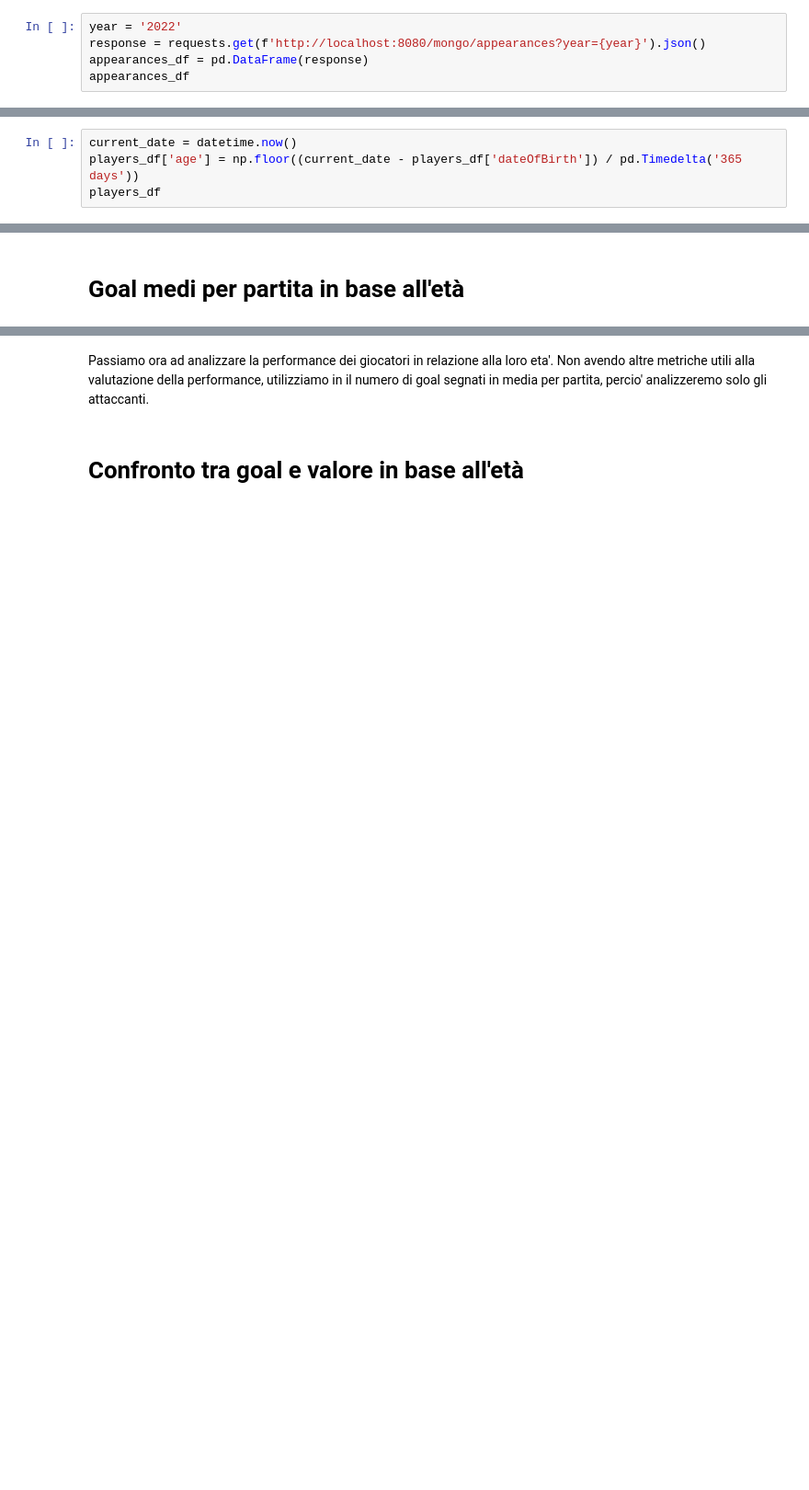
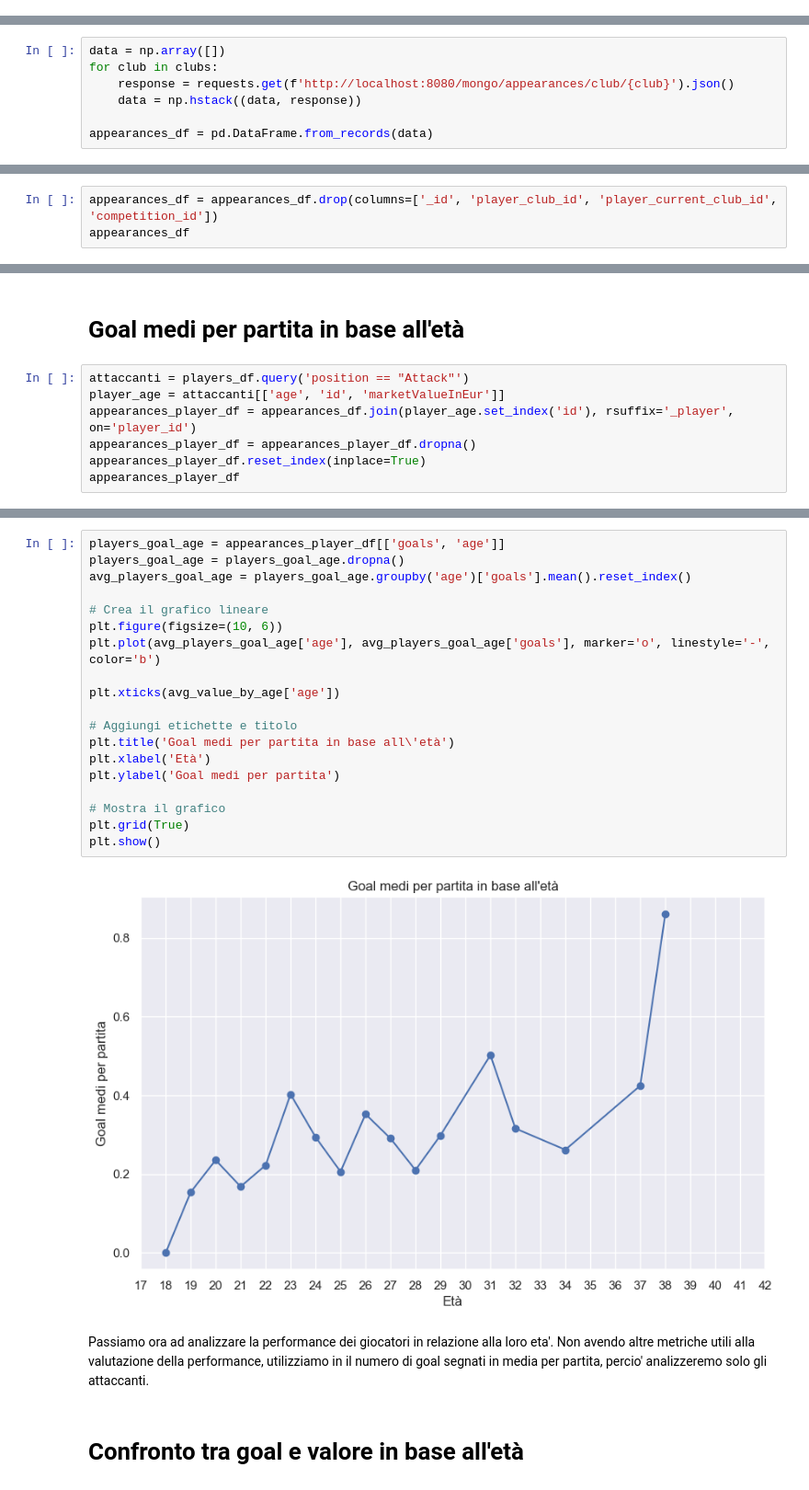
Before and after one commit to IJN-Shalma/ProgettoTWebIUM2023-2024UniTO, a Jupyter notebook: CapraraZhou/solution/JupyterDataAnalysis/PlayersAnalysis.ipynb, the cells around one changed output, grey strips where cells are left out. Shown at 92% size. Saved outputs shown, nothing was run; the diff lists cells and outputs as text; blank space fills up the shorter version.

```diff
--- a/CapraraZhou/solution/JupyterDataAnalysis/PlayersAnalysis.ipynb
+++ b/CapraraZhou/solution/JupyterDataAnalysis/PlayersAnalysis.ipynb
@@ -16,5 +22,0 @@ players_df = players_df.drop(columns=['lastSeason', 'currentClubId', 'playerCode
-# %%
-year = '2022'
-response = requests.get(f'http://localhost:8080/mongo/appearances?year={year}').json()
-appearances_df = pd.DataFrame(response)
-appearances_df
@@ -21,4 +76,7 @@ appearances_df
 # %%
-current_date = datetime.now()
-players_df['age'] = np.floor((current_date - players_df['dateOfBirth']) / pd.Timedelta('365 days'))
-players_df
+data = np.array([])
+for club in clubs:
+    response = requests.get(f'http://localhost:8080/mongo/appearances/club/{club}').json()
+    data = np.hstack((data, response))
+
+appearances_df = pd.DataFrame.from_records(data)
@@ -38,0 +83,3 @@ players_df
+# %%
+appearances_df = appearances_df.drop(columns=['_id', 'player_club_id', 'player_current_club_id', 'competition_id'])
+appearances_df
@@ -105,2 +156,9 @@ Andiamo ora a vedere in dettaglio il valore medio dei giocatori in relazione all
 # %% [markdown]
 # Goal medi per partita in base all'età
+# %%
+attaccanti = players_df.query('position == "Attack"')
+player_age = attaccanti[['age', 'id', 'marketValueInEur']]
+appearances_player_df = appearances_df.join(player_age.set_index('id'), rsuffix='_player', on='player_id')
+appearances_player_df = appearances_player_df.dropna()
+appearances_player_df.reset_index(inplace=True)
+appearances_player_df
@@ -107,3 +179,24 @@ Andiamo ora a vedere in dettaglio il valore medio dei giocatori in relazione all
+# %%
+players_goal_age = appearances_player_df[['goals', 'age']]
+players_goal_age = players_goal_age.dropna()
+avg_players_goal_age = players_goal_age.groupby('age')['goals'].mean().reset_index()
+
+# Crea il grafico lineare
+plt.figure(figsize=(10, 6))
+plt.plot(avg_players_goal_age['age'], avg_players_goal_age['goals'], marker='o', linestyle='-', color='b')
+
+plt.xticks(avg_value_by_age['age'])
+
+# Aggiungi etichette e titolo
+plt.title('Goal medi per partita in base all\'età')
+plt.xlabel('Età')
+plt.ylabel('Goal medi per partita')
+
+# Mostra il grafico
+plt.grid(True)
+plt.show()
+# %% [output]
+[figure, added]
 # %% [markdown]
 Passiamo ora ad analizzare la performance dei giocatori in relazione alla loro eta'. Non avendo altre metriche utili alla valutazione della performance, utilizziamo in il numero di goal segnati in media per partita, percio' analizzeremo solo gli attaccanti.
 # %% [markdown]
```
Also changed, not shown: parts of 24 cells of this notebook.
